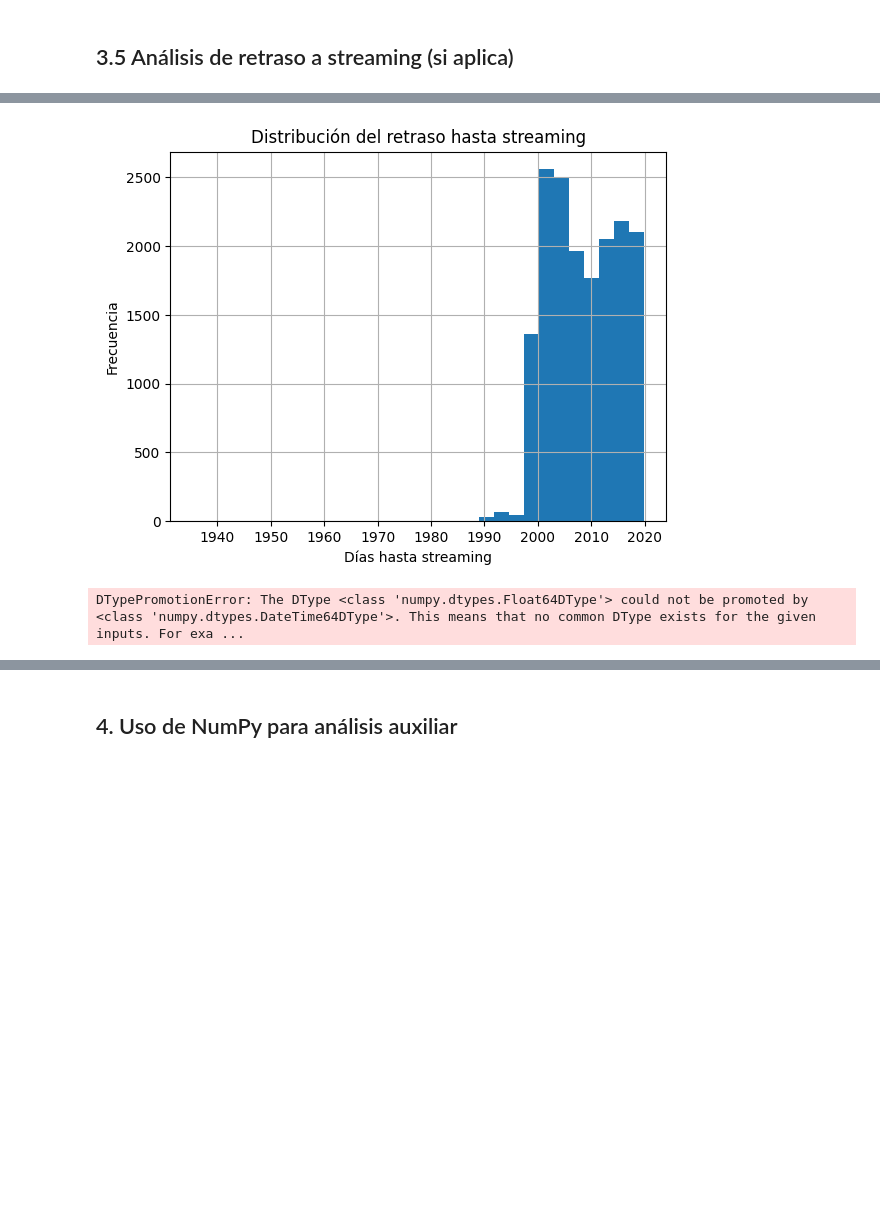
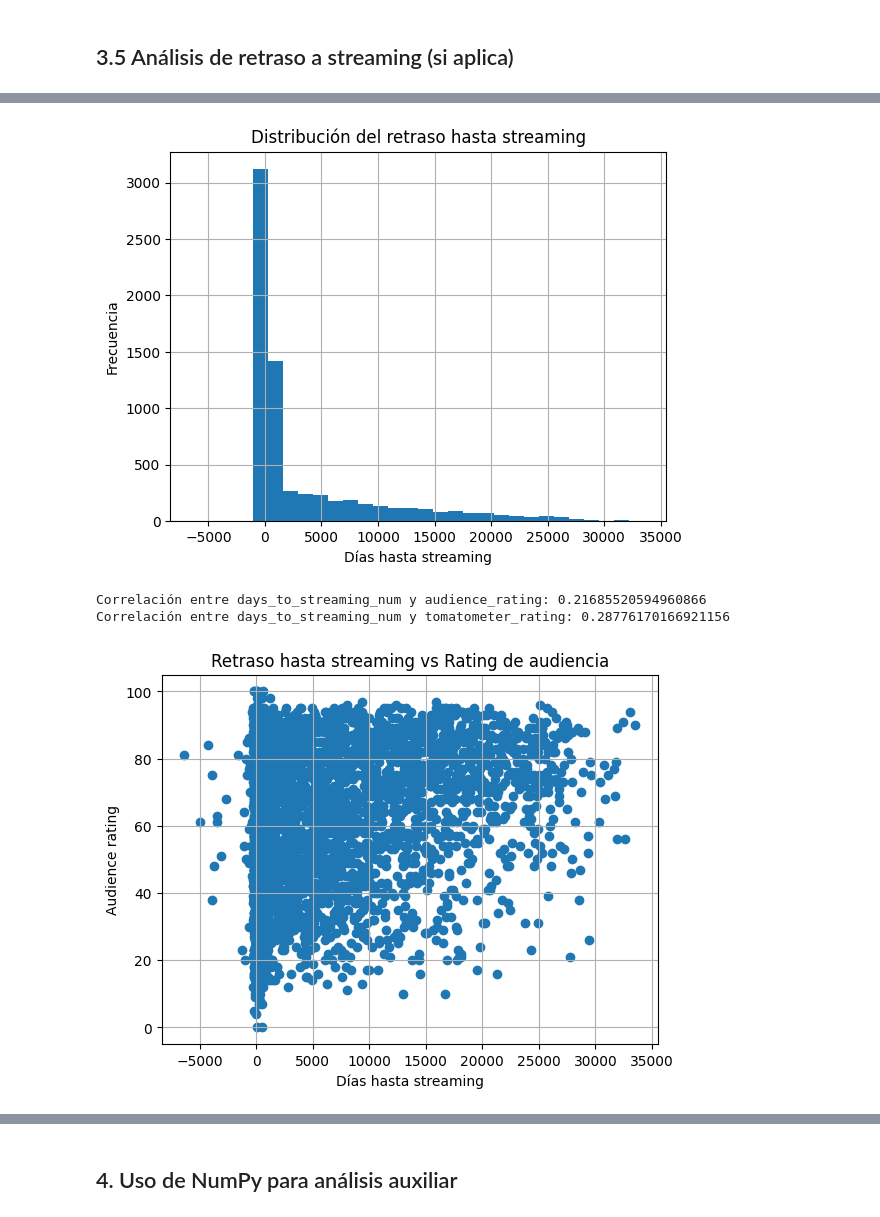
Before and after one commit to JoanMarcMM/RA2_AnalizarDataSet_RottenTomatoes_MarioJoanMarc, a Jupyter notebook: analisis/ficha.ipynb, the cells around one changed output, grey strips where cells are left out. Drawn from its saved outputs; the diff is of its cells as text; code cells hidden in the pictures; blank space fills up the shorter version.

```diff
--- a/analisis/ficha.ipynb
+++ b/analisis/ficha.ipynb
@@ -576,30 +522,31 @@ Adam Dubin            60.0
 ## 3.4 Analisis temporal
 # %%
 
-df['in_theaters_date'] = pd.to_datetime(df['in_theaters_date'], errors='coerce')
 
-# Extraer año
+
+# Del campo in_theaters_date extrago el año
 df['year'] = df['in_theaters_date'].dt.year
 analisis_temporal = (
     df.groupby("year")
       .agg(
-          numero_peliculas=("movie_title", "count"),
-          rating_audiencia_medio=("audience_rating", "mean")
+          numero_peliculas=("movie_title", "count"), #Cuento el numero de peliculas que hay en ese año
+          rating_audiencia_medio=("audience_rating", "mean") #Y tambien hago la media del rating de la uadiencia
       )
-      .sort_index()  # ordenar por año
+      .sort_index()  #Ordeno por año para q sea mas vistoso
 )
 
+#Hago print de los datos tal cual
 print("ANÁLISIS TEMPORAL:")
 print(analisis_temporal)
 
-
-plt.figure(figsize=(10,5))
-plt.plot(analisis_temporal.index, analisis_temporal["rating_audiencia_medio"])
-plt.xlabel("Año de estreno")
-plt.ylabel("Rating medio de audiencia")
-plt.title("Evolución del rating de audiencia a lo largo del tiempo")
-plt.grid(True)
-plt.show()
+#Ahora hago una grafica para que se muestre mejor
+plt.figure(figsize=(10,5))#Le doy una medida
+plt.plot(analisis_temporal.index, analisis_temporal["rating_audiencia_medio"])#Le indicolos ejes q quiero
+plt.xlabel("Año de estreno")#Le assigno el titlo al eje x
+plt.ylabel("Rating medio de audiencia") # y al eje y
+plt.title("Evolución del rating de audiencia a lo largo del tiempo")#El titulo de la grafica
+plt.grid(True)#Activo q se vea la cuadricula pq creo que queda mejor
+plt.show()#Hago print
 # %% [output]
 ANÁLISIS TEMPORAL:
         numero_peliculas  rating_audiencia_medio
@@ -622,6 +569,12 @@ year
 ## 3.5 Análisis de retraso a streaming (si aplica)
 # %%
 
+# 3.5 Relación entre días hasta streaming y ratings
+
+import numpy as np
+import matplotlib.pyplot as plt
+
+# 1) Pasar de timedelta a número de días (o copiar si ya es numérica)
 if np.issubdtype(df["days_to_streaming"].dtype, np.timedelta64):
     df["days_to_streaming_num"] = df["days_to_streaming"] / np.timedelta64(1, "D")
     # Alternativa equivalente:
@@ -665,11 +618,14 @@ corr_critics = np.corrcoef(
 
 print("Correlación entre days_to_streaming_num y tomatometer_rating:", corr_critics, "\n")
 
-# 5) Gráficos de dispersión (opcional pero recomendable)
+# 5) Gráficos de dispersión
 
 # Retraso vs rating de audiencia
 plt.figure()
-plt.scatter(df["days_to_streaming_num"], df["audience_rating"])
+plt.scatter(
+    df.loc[mask_aud, "days_to_streaming_num"],
+    df.loc[mask_aud, "audience_rating"]
+)
 plt.xlabel("Días hasta streaming")
 plt.ylabel("Audience rating")
 plt.title("Retraso hasta streaming vs Rating de audiencia")
@@ -678,7 +634,10 @@ plt.show()
 
 # Retraso vs rating de críticos
 plt.figure()
-plt.scatter(df["days_to_streaming_num"], df["tomatometer_rating"])
+plt.scatter(
+    df.loc[mask_crit, "days_to_streaming_num"],
+    df.loc[mask_crit, "tomatometer_rating"]
+)
 plt.xlabel("Días hasta streaming")
 plt.ylabel("Tomatometer rating")
 plt.title("Retraso hasta streaming vs Rating de críticos")
@@ -697,2 +657,4 @@ Name: days_to_streaming_num, dtype: object
-[figure, old version]
+[figure, new version]
-DTypePromotionError: The DType <class 'numpy.dtypes.Float64DType'> could not be promoted by <class 'numpy.dtypes.DateTime64DType'>. This means that no common DType exists for the given inputs. For exa ...
+Correlación entre days_to_streaming_num y audience_rating: 0.21685520594960866
+Correlación entre days_to_streaming_num y tomatometer_rating: 0.28776170166921156
+[figure, added]
```
Also changed, not shown: parts of 22 cells of this notebook.
